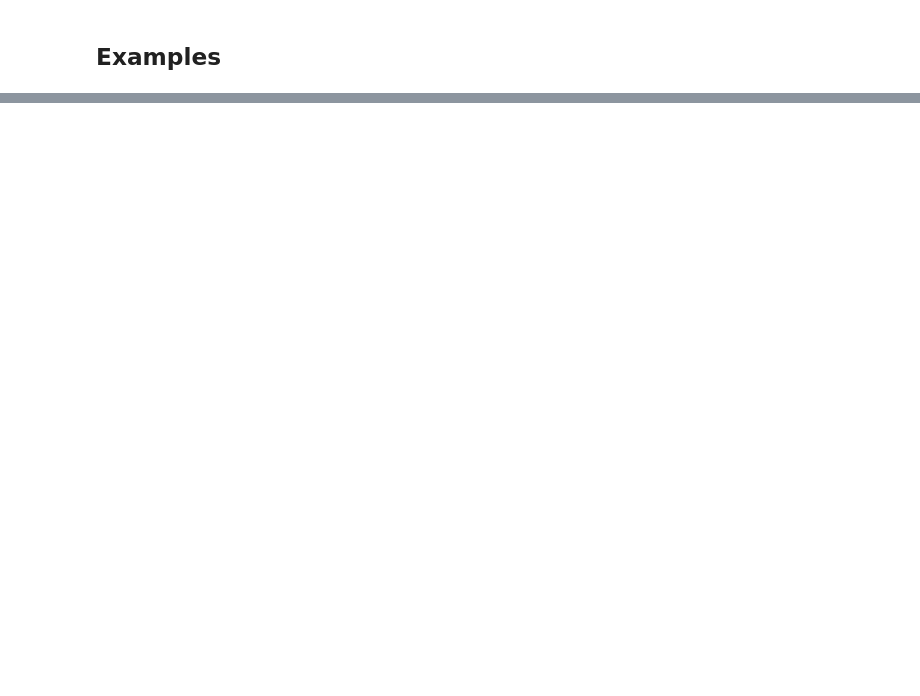
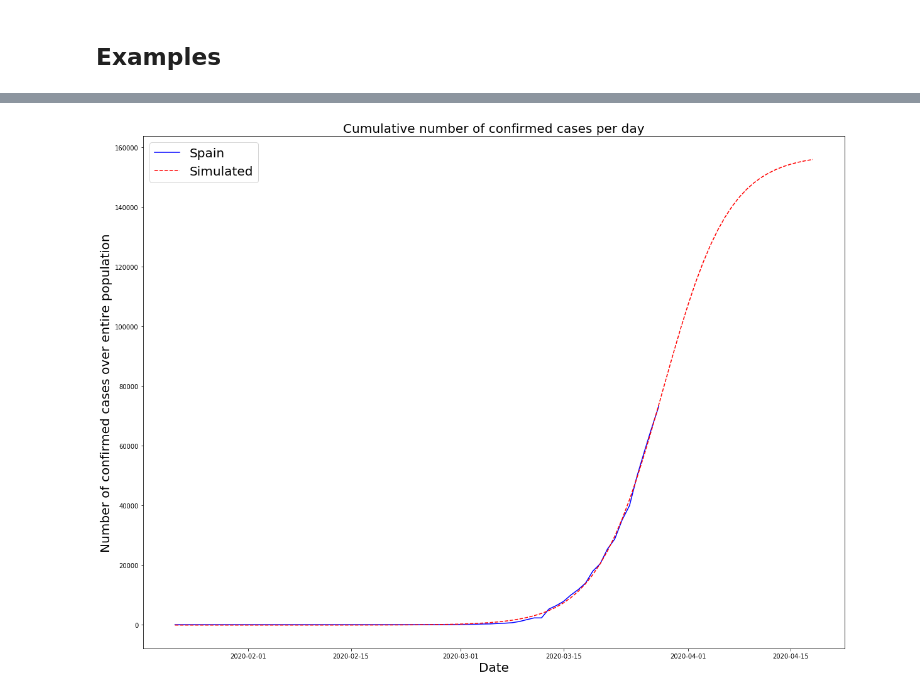
Before and after one commit to BohanX/COVID19, a Jupyter notebook: Predictions_on_growth_of_confirmed_cases.ipynb, the cells around one changed output, grey strips where cells are left out. Saved outputs shown, nothing was run; the diff lists cells and outputs as text; code cells hidden in the pictures; blank space fills up the shorter version.

```diff
--- a/Predictions_on_growth_of_confirmed_cases.ipynb
+++ b/Predictions_on_growth_of_confirmed_cases.ipynb
@@ -341,3 +359,12 @@ p_model(df2, y_fit2, example, df2.index[0]);
+# %%
+# Spain
+example = 'Spain';
+df2 = df[df['Country/Region'] == example].iloc[:, 4:].sum(axis=0);
+popt2 = POPT[Pred.index[Pred['Country/Region'] == example], :];
+y_fit2 = func(np.arange(len(df2)*1.3), popt2[0,0],popt2[0,1],popt2[0,2],popt2[0,3]);
+p_model(df2, y_fit2, example, df2.index[0]);
+# %% [output]
+[figure, added]
 # %%
 # Italy
 example = 'Italy';
```
Also changed, not shown: parts of 15 cells of this notebook, 1 other file.
